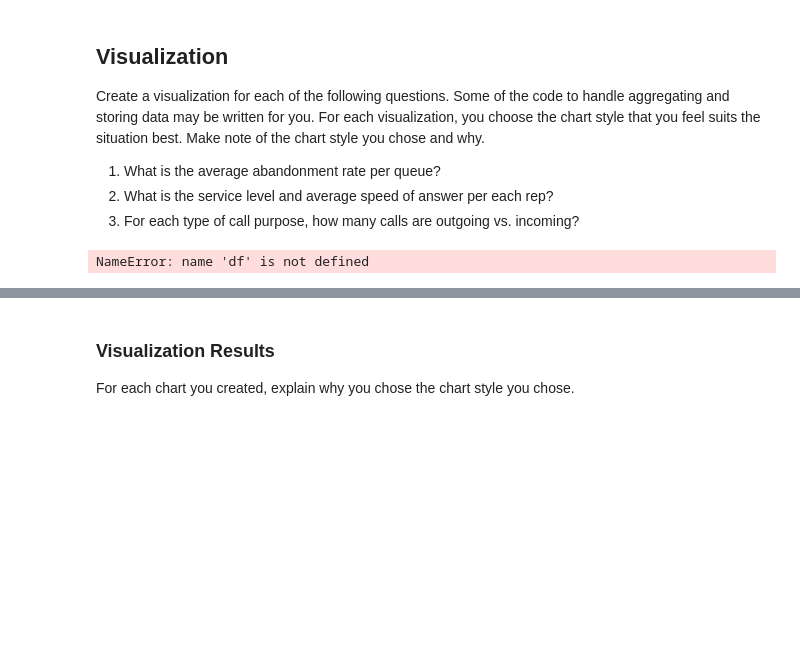
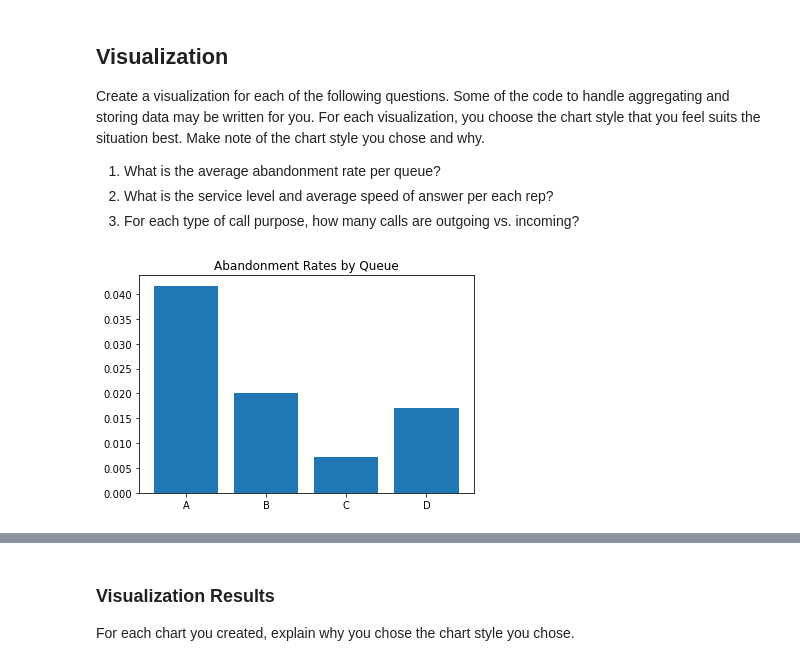
Before and after one commit to tgray237/call-center-cleanup-assignment, a Jupyter notebook: Call Center Cleanup.ipynb, the cells around one changed output, grey strips where cells are left out. Saved outputs shown, nothing was run; the diff lists cells and outputs as text; code cells hidden in the pictures; blank space fills up the shorter version.

```diff
--- a/Call Center Cleanup.ipynb
+++ b/Call Center Cleanup.ipynb
@@ -192,0 +362,10 @@ north_df.merge(south_df, on='Branch')
+# %%
+import pandas as pd
+
+north_df = pd.read_csv("NorthCallCenter.csv")
+south_df = pd.read_csv("SouthCallCenter.csv")
+df = pd.concat([north_df, south_df])
+display (df)
+gp = df.groupby(['Rep ID']).sum()
+gp.sort_values(['Calls'])
+display(gp)
@@ -208,14 +448,22 @@ Create a visualization for each of the following questions. Some of the code to
 # %%
 # Create visualization 1 here
 # The dictionary abandonment_rates has the data you need.
+
 
 abandonment_rates = {}
 queues = ["A", "B", "C", "D"]
 queue_dict = df.groupby("Queue").agg("sum")
 for i in range(4):
     abandonment_rates[queues[i]] = queue_dict["Abandoned"][i] / queue_dict["Calls"][i]
+
+
+names = list(abandonment_rates.keys())
+values = list(abandonment_rates.values())
+plt.bar(range(len(abandonment_rates)), values,tick_label=names)
+plt.title("Abandonment Rates by Queue")
+plt.show()
 # %% [output]
-NameError: name 'df' is not defined
+[figure, added]
 # %%
 # Create visualization 2 here
 # north_plt contains the data you need for the average speed of answer of each rep
```
Also changed, not shown: parts of 26 cells of this notebook.
